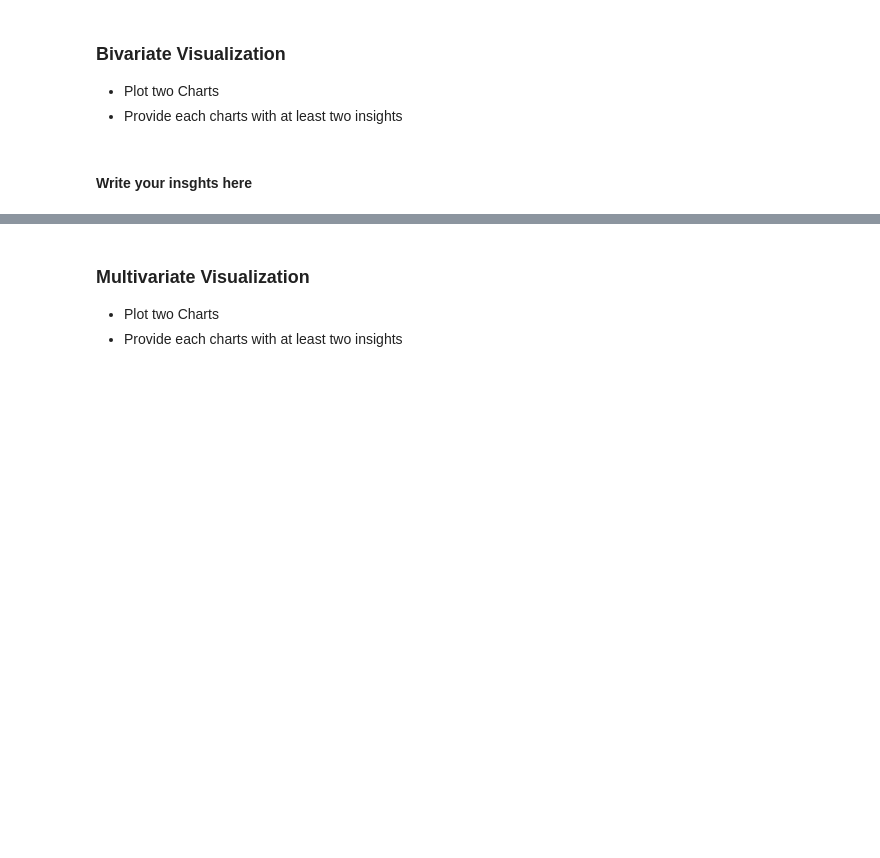
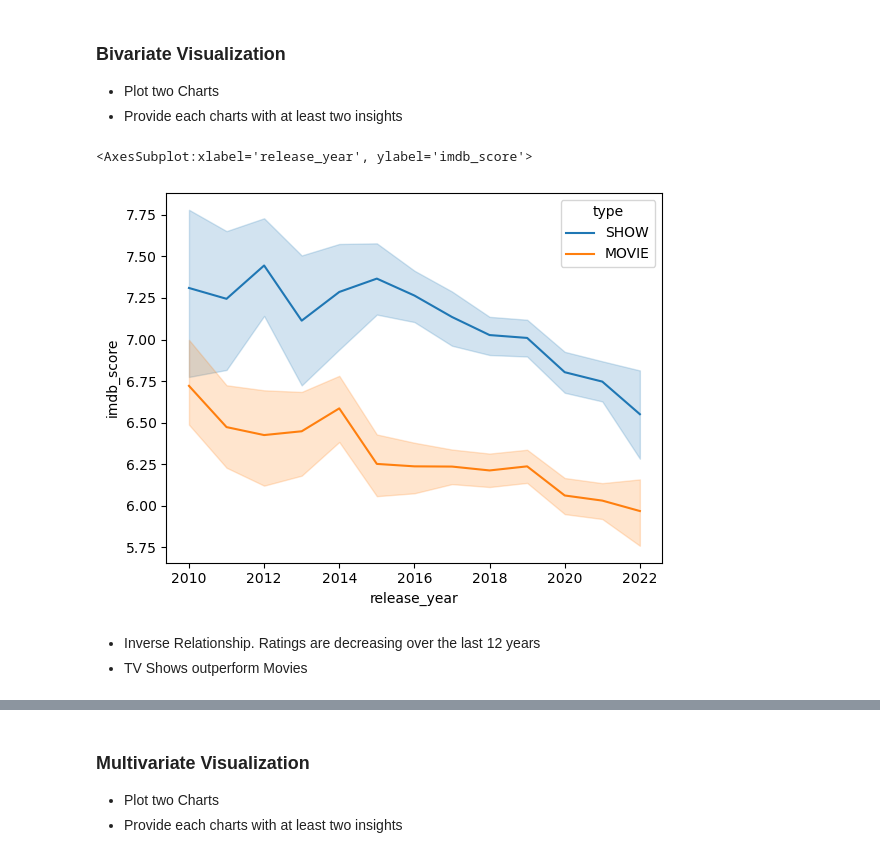
Before and after one commit to Tuwaiq-Data-Science-Bootcamp-V2/EDA-Lab1, a Jupyter notebook: EDA_Assignment .ipynb, the cells around one changed output, grey strips where cells are left out. Drawn from its saved outputs; the diff is of its cells as text; code cells hidden in the pictures; blank space fills up the shorter version.

```diff
--- a/EDA_Assignment .ipynb
+++ b/EDA_Assignment .ipynb
@@ -14,5 +189,13 @@
 ### Bivariate Visualization
 * Plot two Charts
 * Provide each charts with at least two insights
+# %%
+year = (netflix['release_year'] >= 2010)
+year = netflix.loc[year]
+sns.lineplot(data = year, x='release_year', y='imdb_score', hue='type')
+# %% [output]
+<AxesSubplot:xlabel='release_year', ylabel='imdb_score'>
+[figure, added]
 # %% [markdown]
-#### Write your insghts here
+- Inverse Relationship. Ratings are decreasing over the last 12 years
+- TV Shows outperform Movies
```
Also changed, not shown: parts of 24 cells of this notebook.
